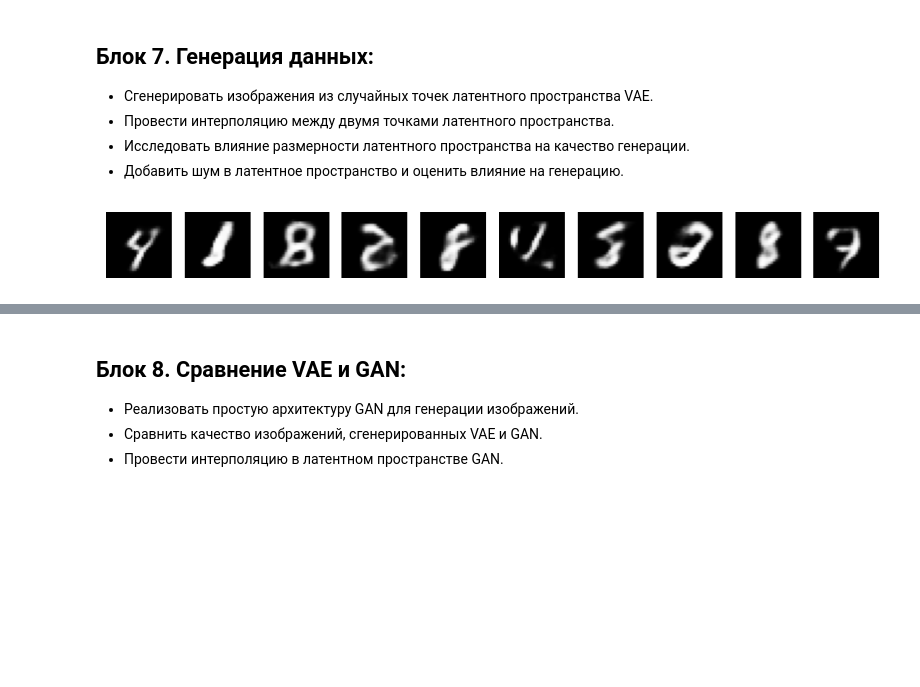
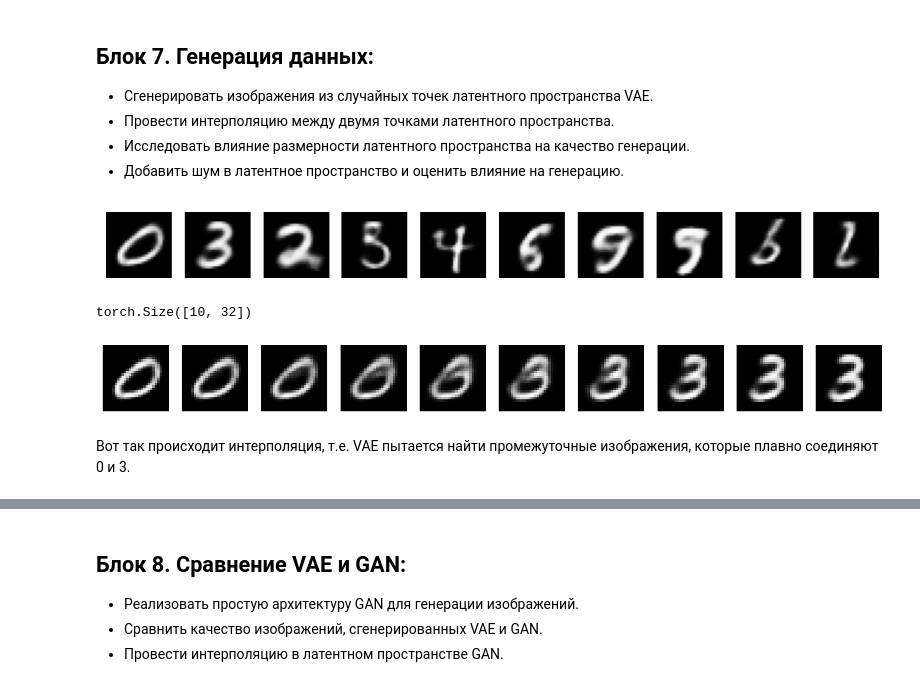
Before and after one commit to MIAJoolio/DL_labs, a Jupyter notebook: lab_4.ipynb, the cells around one changed output, grey strips where cells are left out. Saved outputs shown, nothing was run; the diff lists cells and outputs as text; code cells hidden in the pictures; blank space fills up the shorter version.

```diff
--- a/lab_4.ipynb
+++ b/lab_4.ipynb
@@ -619,15 +683,75 @@ visualize_latent_space_cnn(testloader, model_cnn)
 * Добавить шум в латентное пространство и оценить влияние на генерацию.
 # %%
 # Генерация случайных точек в латентном пространстве VAE
-latent_samples = torch.randn(10, 20)
-generated_images = model_vae.decode(latent_samples.to(device)).view(-1, 28, 28)
 
-# Визуализация сгенерированных изображений
-plt.figure(figsize=(10, 2))
-for i in range(10):
-    plt.subplot(1, 10, i + 1)
-    plt.imshow(generated_images[i].detach().cpu().numpy(), cmap='gray')
-    plt.axis('off')
-plt.show()
+def generate_images_from_latent(model, num_images=10, latent_dim=32):
+    """
+    Генерация изображений из случайных точек латентного пространства.
+    """
+    model.eval()  # Переводим модель в режим оценки
+    with torch.no_grad():
+        # Генерация случайных точек в латентном пространстве
+        latent_samples = torch.randn(num_images, latent_dim).to(device)
+
+        # Декодирование латентных векторов в изображения
+        generated_images = model.decode(latent_samples).cpu().numpy()
+
+        # Визуализация сгенерированных изображений
+        plt.figure(figsize=(10, 4))
+        for i in range(num_images):
+            plt.subplot(1, num_images, i + 1)
+            plt.imshow(generated_images[i].reshape(28, 28), cmap='gray')
+            plt.axis('off')
+        plt.show()
+
+    return latent_samples
+
+# Пример использования
+latent_sample = generate_images_from_latent(model_vae, num_images=10, latent_dim=32)
+latent_sample.shape
 # %% [output]
-[figure, old version]
+[figure, new version]
+torch.Size([10, 32])
+# %%
+def interpolate_latent_space(model, latent_point1, latent_point2, num_interpolations=10):
+    """
+    Интерполяция между двумя точками латентного пространства.
+    """
+    model.eval()  # Переводим модель в режим оценки
+    with torch.no_grad():
+        # Линейная интерполяция между двумя точками
+        alphas = np.linspace(0, 1, num_interpolations)  # Параметры интерполяции
+        interpolated_images = []
+
+        for alpha in alphas:
+            # Вычисляем промежуточную точку
+            intermediate_point = (1 - alpha) * latent_point1 + alpha * latent_point2
+            intermediate_point = torch.tensor(intermediate_point, dtype=torch.float32).to(device)
+
+            # Декодируем промежуточную точку в изображение
+            generated_image = model.decode(intermediate_point).cpu().numpy()
+            interpolated_images.append(generated_image)
+
+        # Визуализация интерполяции
+        plt.figure(figsize=(15, 2))
+        for i, image in enumerate(interpolated_images):
+            plt.subplot(1, num_interpolations, i + 1)
+            plt.imshow(image.reshape(28, 28), cmap='gray')
+            plt.axis('off')
+        plt.show()
+
+# Пример использования
+# Выбираем две случайные точки из латентного пространства
+latent_point1 = latent_sample[0]  # Первая точка
+latent_point2 = latent_sample[1]  # Вторая точка
+
+# Преобразуем в тензоры и перемещаем на устройство
+latent_point1 = torch.tensor(latent_point1, dtype=torch.float32).to(device)
+latent_point2 = torch.tensor(latent_point2, dtype=torch.float32).to(device)
+
+# Проводим интерполяцию
+interpolate_latent_space(model_vae, latent_point1, latent_point2, num_interpolations=10)
+# %% [output]
+[figure, added]
+# %% [markdown]
+Вот так происходит интерполяция, т.е. VAE пытается найти промежуточные изображения, которые плавно соединяют 0 и 3.
```
Also changed, not shown: parts of 24 cells of this notebook.
